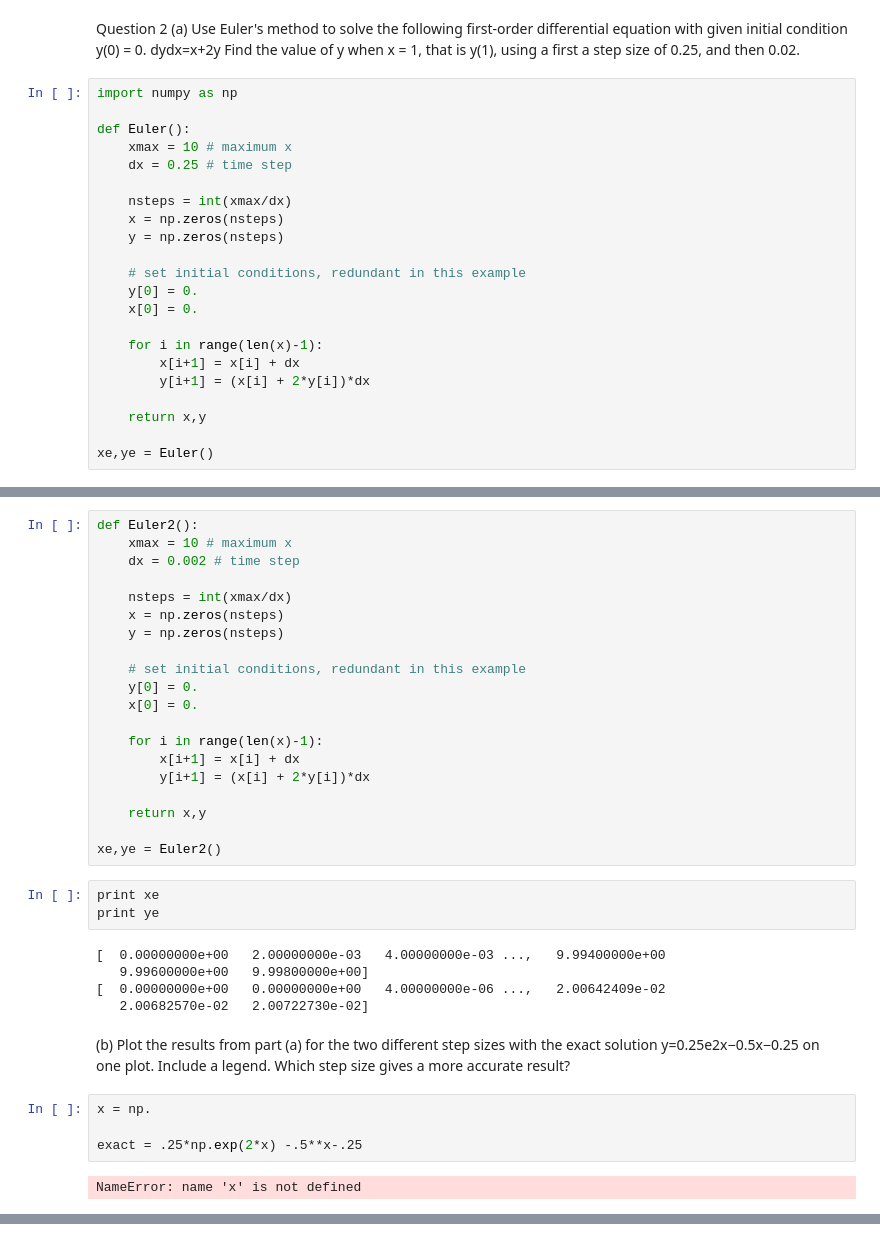
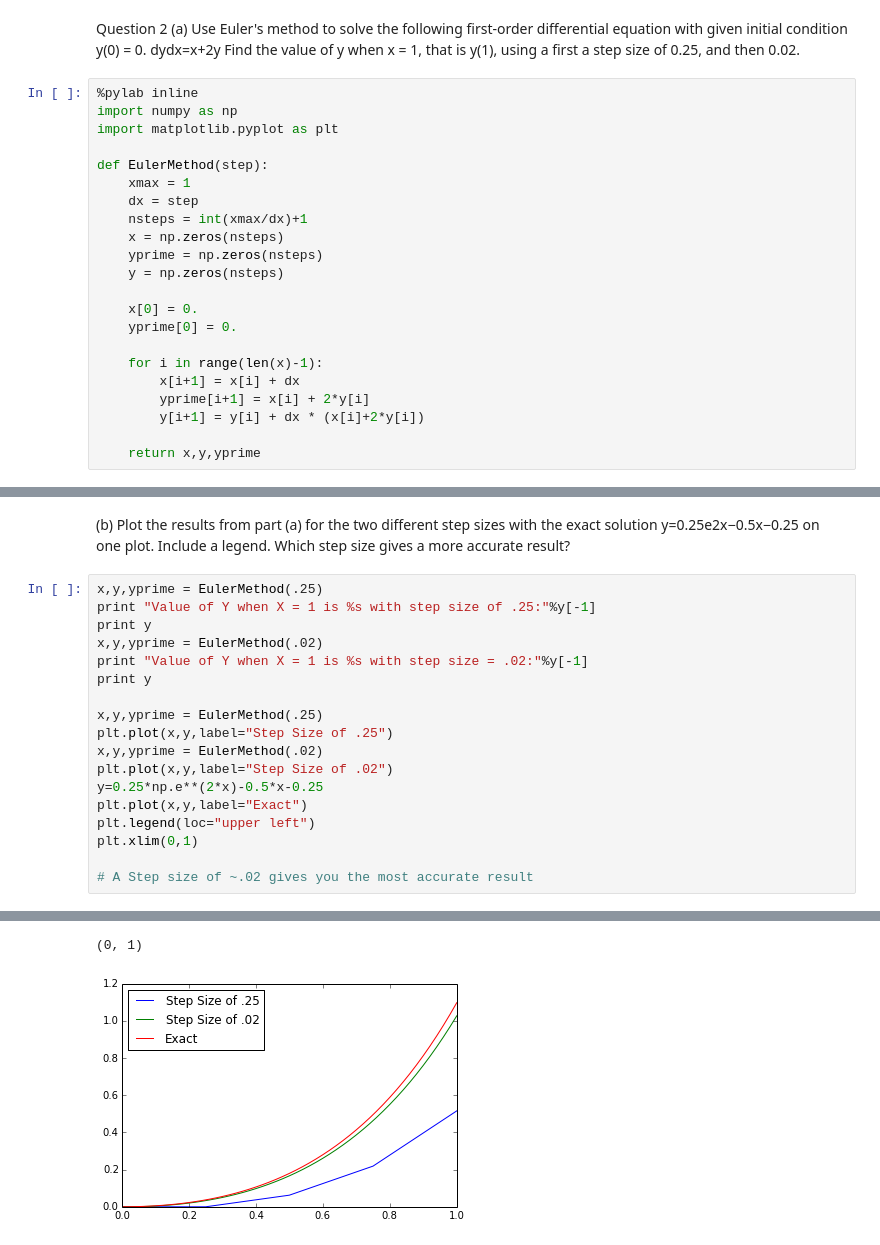
Before and after one commit to eizaguir/PHYS202-S14, a Jupyter notebook: SciPy/ODEExercises.ipynb, the cells around one changed output, grey strips where cells are left out. Drawn from its saved outputs; the diff is of its cells as text.

```diff
--- a/SciPy/ODEExercises.ipynb
+++ b/SciPy/ODEExercises.ipynb
@@ -260,24 +260,24 @@ Question 2
 dydx=x+2y
 Find the value of y when x = 1, that is y(1), using a first a step size of 0.25, and then 0.02.
 # %%
+%pylab inline
 import numpy as np
+import matplotlib.pyplot as plt
 
-def Euler():
-    xmax = 10 # maximum x
-    dx = 0.25 # time step
-
-    nsteps = int(xmax/dx)
+def EulerMethod(step):
+    xmax = 1
+    dx = step
+    nsteps = int(xmax/dx)+1
     x = np.zeros(nsteps)
+    yprime = np.zeros(nsteps)
     y = np.zeros(nsteps)
 
-    # set initial conditions, redundant in this example
-    y[0] = 0.
     x[0] = 0.
+    yprime[0] = 0.
 
     for i in range(len(x)-1):
         x[i+1] = x[i] + dx
-        y[i+1] = (x[i] + 2*y[i])*dx
+        yprime[i+1] = x[i] + 2*y[i]
+        y[i+1] = y[i] + dx * (x[i]+2*y[i])
 
-    return x,y
-
-xe,ye = Euler()
+    return x,y,yprime
@@ -301,29 +286 @@ print ye[4]
-# %%
-def Euler2():
-    xmax = 10 # maximum x
-    dx = 0.002 # time step
-
-    nsteps = int(xmax/dx)
-    x = np.zeros(nsteps)
-    y = np.zeros(nsteps)
-
-    # set initial conditions, redundant in this example
-    y[0] = 0.
-    x[0] = 0.
-
-    for i in range(len(x)-1):
-        x[i+1] = x[i] + dx
-        y[i+1] = (x[i] + 2*y[i])*dx
-
-    return x,y
-
-xe,ye = Euler2()
-# %%
-print xe
-print ye
-# %% [output]
-[  0.00000000e+00   2.00000000e-03   4.00000000e-03 ...,   9.99400000e+00
-   9.99600000e+00   9.99800000e+00]
-[  0.00000000e+00   0.00000000e+00   4.00000000e-06 ...,   2.00642409e-02
-   2.00682570e-02   2.00722730e-02]
 # %% [markdown]
@@ -330,9 +288,22 @@ print ye
 (b) Plot the results from part (a) for the two different step sizes with the exact solution
 y=0.25e2x−0.5x−0.25
 on one plot. Include a legend. Which step size gives a more accurate result?
-# %%
-x = np.
-
-exact = .25*np.exp(2*x) -.5**x-.25
-# %% [output]
-NameError: name 'x' is not defined
+# %%
+x,y,yprime = EulerMethod(.25)
+print "Value of Y when X = 1 is %s with step size of .25:"%y[-1]
+print y
+x,y,yprime = EulerMethod(.02)
+print "Value of Y when X = 1 is %s with step size = .02:"%y[-1]
+print y
+
+x,y,yprime = EulerMethod(.25)
+plt.plot(x,y,label="Step Size of .25")
+x,y,yprime = EulerMethod(.02)
+plt.plot(x,y,label="Step Size of .02")
+y=0.25*np.e**(2*x)-0.5*x-0.25
+plt.plot(x,y,label="Exact")
+plt.legend(loc="upper left")
+plt.xlim(0,1)
+
+# A Step size of ~.02 gives you the most accurate result
+# %% [output]
@@ -338,0 +326,2 @@ NameError: name 'x' is not defined
+(0, 1)
+[figure, added]
```
Also changed, not shown: parts of 14 cells of this notebook.
